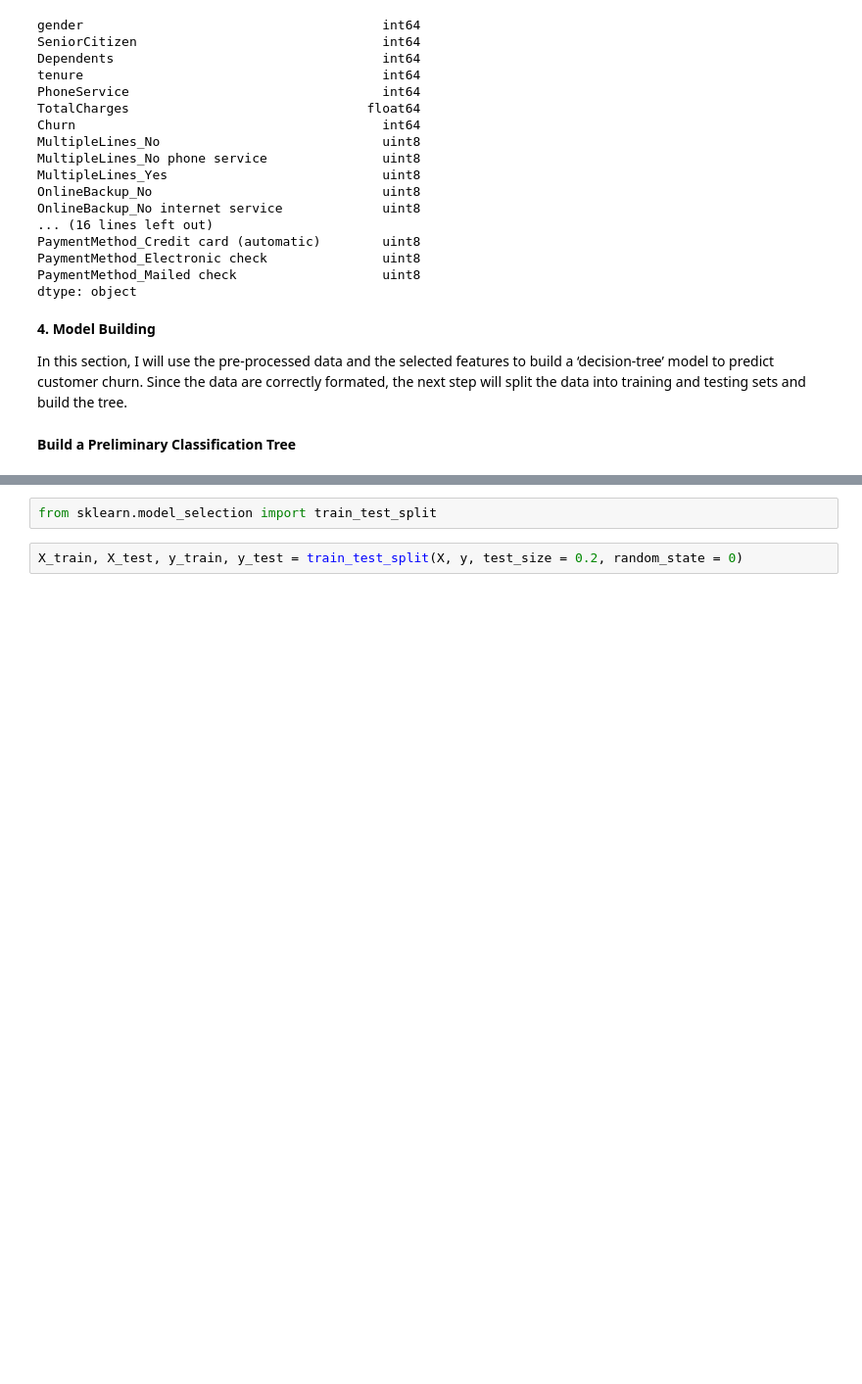
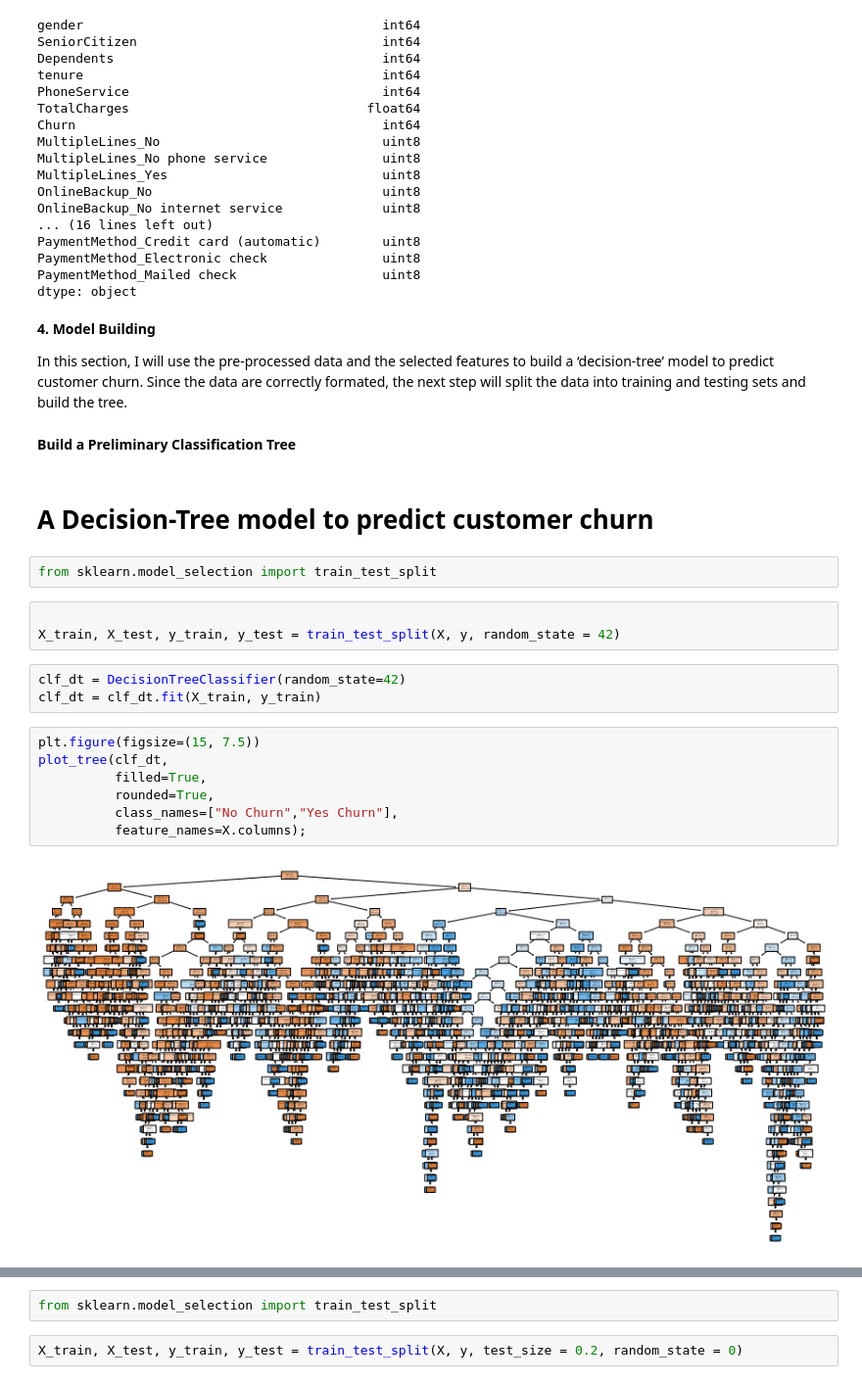
Before and after one commit to FalaWill/FalaWill, a Jupyter notebook: BDA601_A2_M8_de_Jesus_W.ipynb, the cells around one changed output, grey strips where cells are left out. Shown at 98% size. Saved outputs shown, nothing was run; the diff lists cells and outputs as text; blank space fills up the shorter version.

```diff
--- a/BDA601_A2_M8_de_Jesus_W.ipynb
+++ b/BDA601_A2_M8_de_Jesus_W.ipynb
@@ -288,3 +292,22 @@ dtype: object
 In this section, I will use the pre-processed data and the selected features to build a ‘decision-tree’ model to predict customer churn. Since the data are correctly formated, the next step will split the data into training and testing sets and build the tree.
 # %% [markdown]
 **Build a Preliminary Classification Tree**
+# %% [markdown]
+# **A Decision-Tree model to predict customer churn**
+# %%
+from sklearn.model_selection import train_test_split
+# %%
+
+X_train, X_test, y_train, y_test = train_test_split(X, y, random_state = 42)
+# %%
+clf_dt = DecisionTreeClassifier(random_state=42)
+clf_dt = clf_dt.fit(X_train, y_train)
+# %%
+plt.figure(figsize=(15, 7.5))
+plot_tree(clf_dt,
+          filled=True,
+          rounded=True,
+          class_names=["No Churn","Yes Churn"],
+          feature_names=X.columns);
+# %% [output]
+[figure, added]
```
Also changed, not shown: parts of 29 cells of this notebook.
